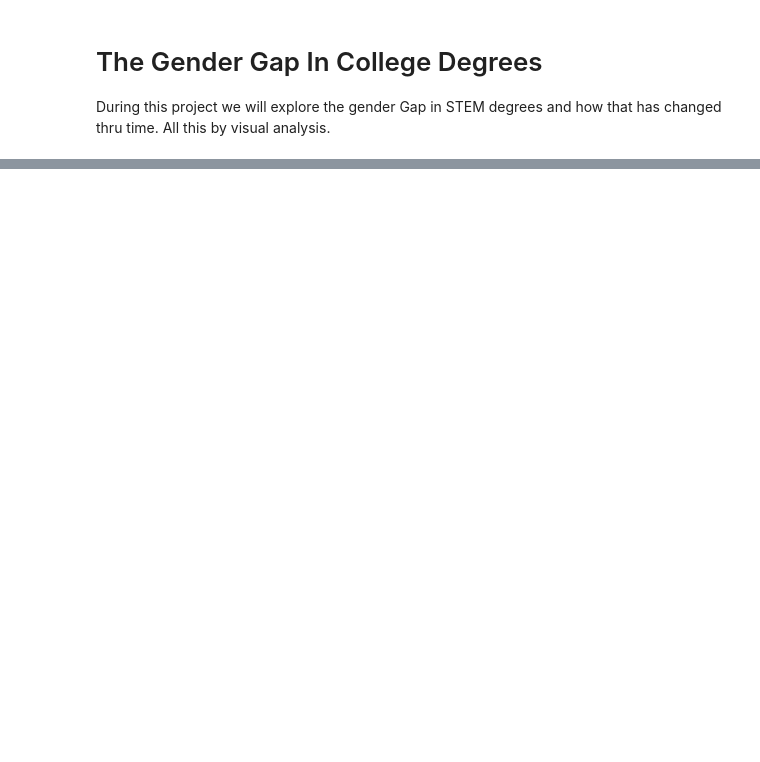
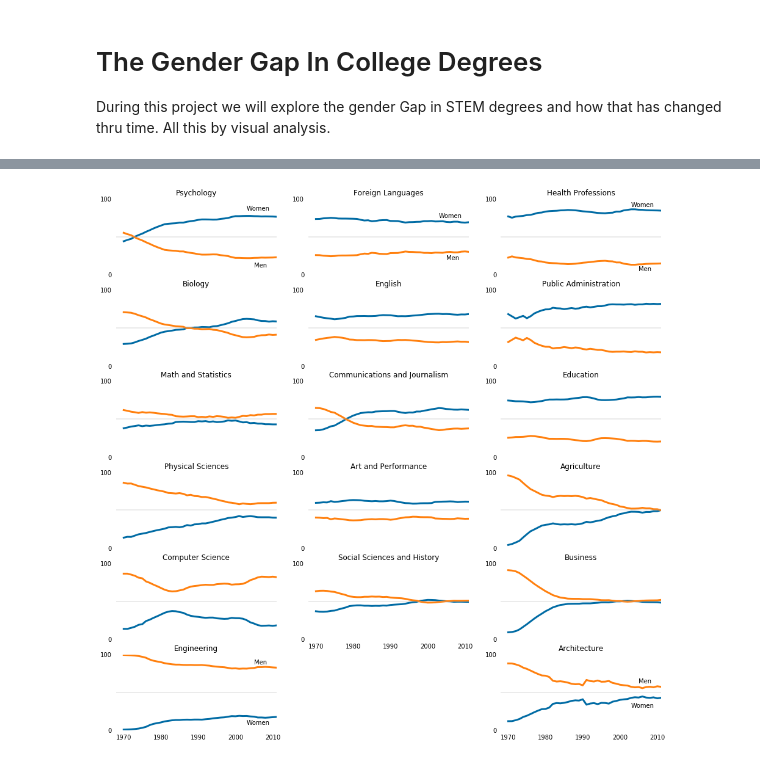
Before and after one commit to rodolfolermacontreras/College-Gender-Gap, a Jupyter notebook: Gener Gap Analysis.ipynb, the cells around one changed output, grey strips where cells are left out. Cells and saved outputs as stored; diff of their text form; code cells hidden in the pictures; blank space fills up the shorter version.

```diff
--- a/Gener Gap Analysis.ipynb
+++ b/Gener Gap Analysis.ipynb
@@ -36,0 +119,79 @@ plt.show()
+# %%
+# Set backend to Agg.
+fig = plt.figure(figsize=(16, 16))
+
+## Generate first column of line charts. STEM degrees.
+for sp in range(0,18,3):
+    cat_index = int(sp/3)
+    ax = fig.add_subplot(6,3,sp+1)
+    ax.plot(women_degrees['Year'], women_degrees[stem_cats[cat_index]], c=cb_dark_blue, label='Women', linewidth=3)
+    ax.plot(women_degrees['Year'], 100-women_degrees[stem_cats[cat_index]], c=cb_orange, label='Men', linewidth=3)
+    for key,spine in ax.spines.items():
+        spine.set_visible(False)
+    ax.set_xlim(1968, 2011)
+    ax.set_ylim(0,100)
+    ax.set_title(stem_cats[cat_index])
+    ax.tick_params(bottom=False, top=False, left=False, right=False, labelbottom=False)
+    #ax.tick_params(bottom="off", top="off", left="off", right="off", labelbottom='off')
+    ax.axhline(50, c=(171/255, 171/255, 171/255), alpha=0.3)
+    ax.set_yticks([0,100])
+
+    if cat_index == 0:
+        ax.text(2003, 85, 'Women')
+        ax.text(2005, 10, 'Men')
+    elif cat_index == 5:
+        ax.text(2005, 87, 'Men')
+        ax.text(2003, 7, 'Women')
+        ax.tick_params(labelbottom=True)
+
+## Generate second column of line charts. Liberal arts degrees.
+for sp in range(1,16,3):
+    cat_index = int((sp-1)/3)
+    ax = fig.add_subplot(6,3,sp+1)
+    ax.plot(women_degrees['Year'], women_degrees[lib_arts_cats[cat_index]], c=cb_dark_blue, label='Women', linewidth=3)
+    ax.plot(women_degrees['Year'], 100-women_degrees[lib_arts_cats[cat_index]], c=cb_orange, label='Men', linewidth=3)
+    for key,spine in ax.spines.items():
+        spine.set_visible(False)
+    ax.set_xlim(1968, 2011)
+    ax.set_ylim(0,100)
+    ax.set_title(lib_arts_cats[cat_index])
+    ax.tick_params(bottom=False, top=False, left=False, right=False, labelbottom=False)
+    #ax.tick_params(bottom="off", top="off", left="off", right="off", labelbottom='off')
+    ax.axhline(50, c=(171/255, 171/255, 171/255), alpha=0.3)
+    ax.set_yticks([0,100])
+
+    if cat_index == 0:
+        ax.text(2003, 75, 'Women')
+        ax.text(2005, 20, 'Men')
+    elif cat_index == 4:
+        ax.tick_params(labelbottom=True)
+
+## Generate third column of line charts. Other degrees.
+for sp in range(2,20,3):
+    cat_index = int((sp-2)/3)
+    ax = fig.add_subplot(6,3,sp+1)
+    ax.plot(women_degrees['Year'], women_degrees[other_cats[cat_index]], c=cb_dark_blue, label='Women', linewidth=3)
+    ax.plot(women_degrees['Year'], 100-women_degrees[other_cats[cat_index]], c=cb_orange, label='Men', linewidth=3)
+    for key,spine in ax.spines.items():
+        spine.set_visible(False)
+    ax.set_xlim(1968, 2011)
+    ax.set_ylim(0,100)
+    ax.set_title(other_cats[cat_index])
+    ax.tick_params(bottom=False, top=False, left=False, right=False, labelbottom=False)
+    #ax.tick_params(bottom="off", top="off", left="off", right="off", labelbottom='off')
+    ax.axhline(50, c=(171/255, 171/255, 171/255), alpha=0.3)
+    ax.set_yticks([0,100])
+
+    if cat_index == 0:
+        ax.text(2003, 90, 'Women')
+        ax.text(2005, 5, 'Men')
+    elif cat_index == 5:
+        ax.text(2005, 62, 'Men')
+        ax.text(2003, 30, 'Women')
+        ax.tick_params(labelbottom=True)
+
+# Export file before calling pyplot.show()
+fig.savefig("gender_degrees.png")
+plt.show()
+# %% [output]
+[figure, added]
```
Also changed, not shown: parts of 5 cells of this notebook.
